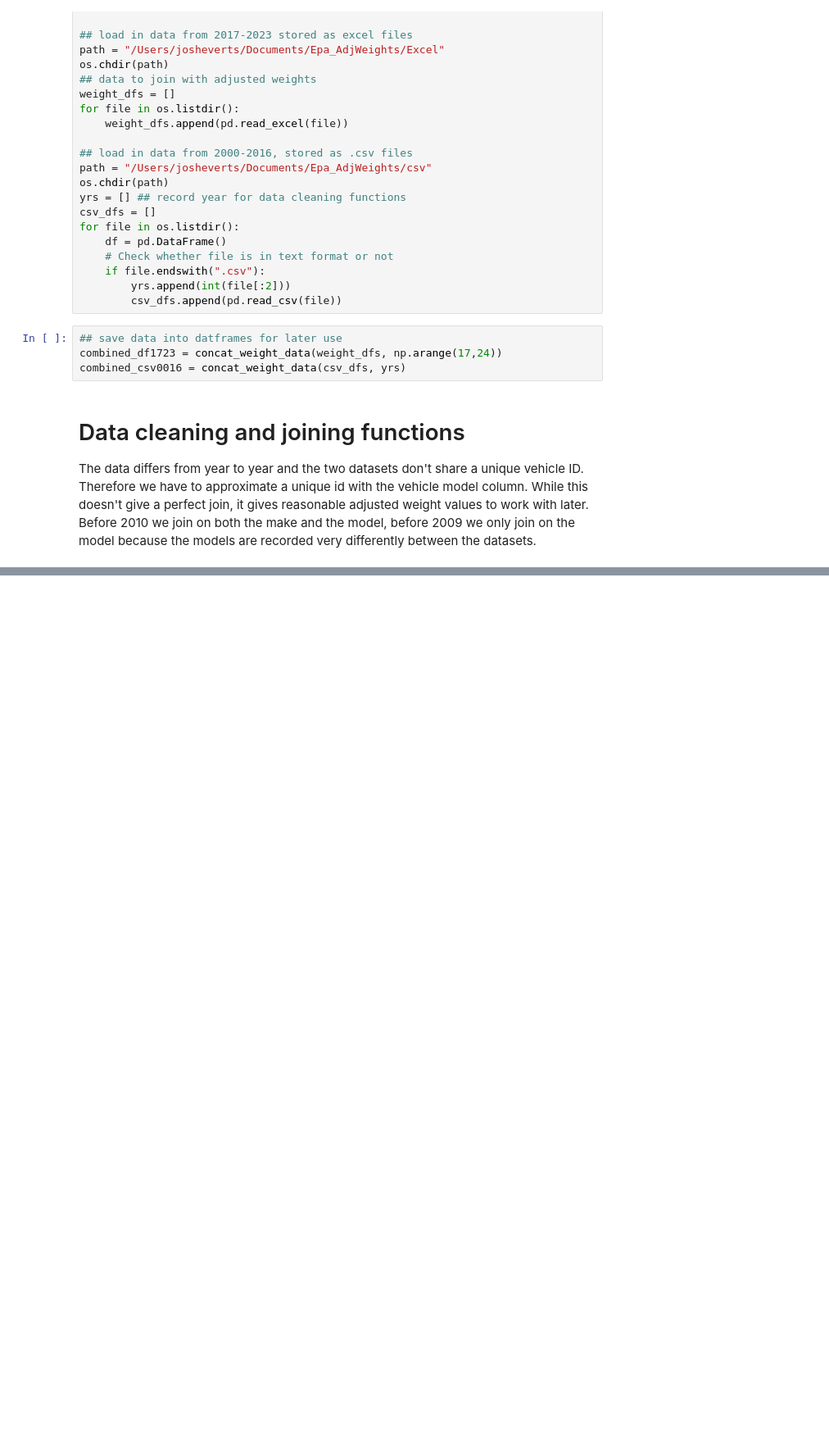
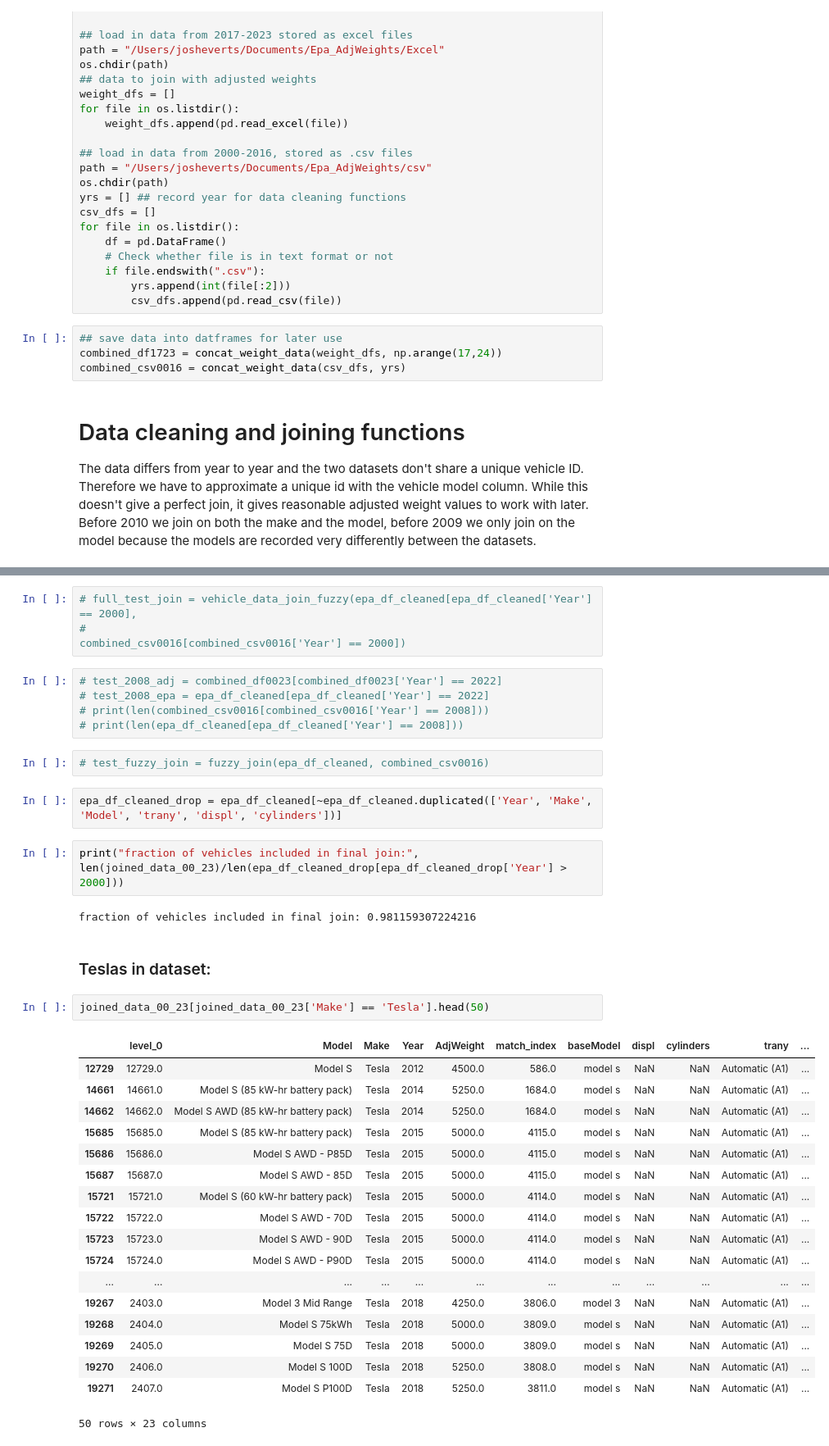
Before and after one commit to EEE-Capstone/MIMS-Capstone, a Jupyter notebook: Data/init_vehicle_data.ipynb, the cells around one changed output, grey strips where cells are left out. Shown: that part at 82% size. Cells and saved outputs as stored; diff of their text form; blank space fills up the shorter version.

```diff
--- a/Data/init_vehicle_data.ipynb
+++ b/Data/init_vehicle_data.ipynb
@@ -191,0 +457,39 @@ joined_data_00_23.to_csv("adj_weight_data_join_2000-2023.csv", index = False)
+# %%
+# full_test_join = vehicle_data_join_fuzzy(epa_df_cleaned[epa_df_cleaned['Year'] == 2000],
+#                                          combined_csv0016[combined_csv0016['Year'] == 2000])
+# %%
+# test_2008_adj = combined_df0023[combined_df0023['Year'] == 2022]
+# test_2008_epa = epa_df_cleaned[epa_df_cleaned['Year'] == 2022]
+# print(len(combined_csv0016[combined_csv0016['Year'] == 2008]))
+# print(len(epa_df_cleaned[epa_df_cleaned['Year'] == 2008]))
+# %%
+# test_fuzzy_join = fuzzy_join(epa_df_cleaned, combined_csv0016)
+# %%
+epa_df_cleaned_drop = epa_df_cleaned[~epa_df_cleaned.duplicated(['Year', 'Make', 'Model', 'trany', 'displ', 'cylinders'])]
+# %%
+print("fraction of vehicles included in final join:", len(joined_data_00_23)/len(epa_df_cleaned_drop[epa_df_cleaned_drop['Year'] > 2000]))
+# %% [output]
+fraction of vehicles included in final join: 0.981159307224216
+# %% [markdown]
+### Teslas in dataset:
+# %%
+joined_data_00_23[joined_data_00_23['Make'] == 'Tesla'].head(50)
+# %% [output]
+|  | level_0 | Model | Make | Year | AdjWeight | match_index | baseModel | displ | cylinders | trany | ... |
+| 12729 | 12729.0 | Model S | Tesla | 2012 | 4500.0 | 586.0 | model s | NaN | NaN | Automatic (A1) | ... |
+| 14661 | 14661.0 | Model S (85 kW-hr battery pack) | Tesla | 2014 | 5250.0 | 1684.0 | model s | NaN | NaN | Automatic (A1) | ... |
+| 14662 | 14662.0 | Model S AWD (85 kW-hr battery pack) | Tesla | 2014 | 5250.0 | 1684.0 | model s | NaN | NaN | Automatic (A1) | ... |
+| 15685 | 15685.0 | Model S (85 kW-hr battery pack) | Tesla | 2015 | 5000.0 | 4115.0 | model s | NaN | NaN | Automatic (A1) | ... |
+| 15686 | 15686.0 | Model S AWD - P85D | Tesla | 2015 | 5000.0 | 4115.0 | model s | NaN | NaN | Automatic (A1) | ... |
+| 15687 | 15687.0 | Model S AWD - 85D | Tesla | 2015 | 5000.0 | 4115.0 | model s | NaN | NaN | Automatic (A1) | ... |
+| 15721 | 15721.0 | Model S (60 kW-hr battery pack) | Tesla | 2015 | 5000.0 | 4114.0 | model s | NaN | NaN | Automatic (A1) | ... |
+| 15722 | 15722.0 | Model S AWD - 70D | Tesla | 2015 | 5000.0 | 4114.0 | model s | NaN | NaN | Automatic (A1) | ... |
+| 15723 | 15723.0 | Model S AWD - 90D | Tesla | 2015 | 5000.0 | 4114.0 | model s | NaN | NaN | Automatic (A1) | ... |
+| 15724 | 15724.0 | Model S AWD - P90D | Tesla | 2015 | 5000.0 | 4114.0 | model s | NaN | NaN | Automatic (A1) | ... |
+| ... | ... | ... | ... | ... | ... | ... | ... | ... | ... | ... | ... |
+| 19267 | 2403.0 | Model 3 Mid Range | Tesla | 2018 | 4250.0 | 3806.0 | model 3 | NaN | NaN | Automatic (A1) | ... |
+| 19268 | 2404.0 | Model S 75kWh | Tesla | 2018 | 5000.0 | 3809.0 | model s | NaN | NaN | Automatic (A1) | ... |
+| 19269 | 2405.0 | Model S 75D | Tesla | 2018 | 5000.0 | 3809.0 | model s | NaN | NaN | Automatic (A1) | ... |
+| 19270 | 2406.0 | Model S 100D | Tesla | 2018 | 5250.0 | 3808.0 | model s | NaN | NaN | Automatic (A1) | ... |
+| 19271 | 2407.0 | Model S P100D | Tesla | 2018 | 5250.0 | 3811.0 | model s | NaN | NaN | Automatic (A1) | ... |
+50 rows × 23 columns
```
Also changed, not shown: parts of 29 cells of this notebook.
